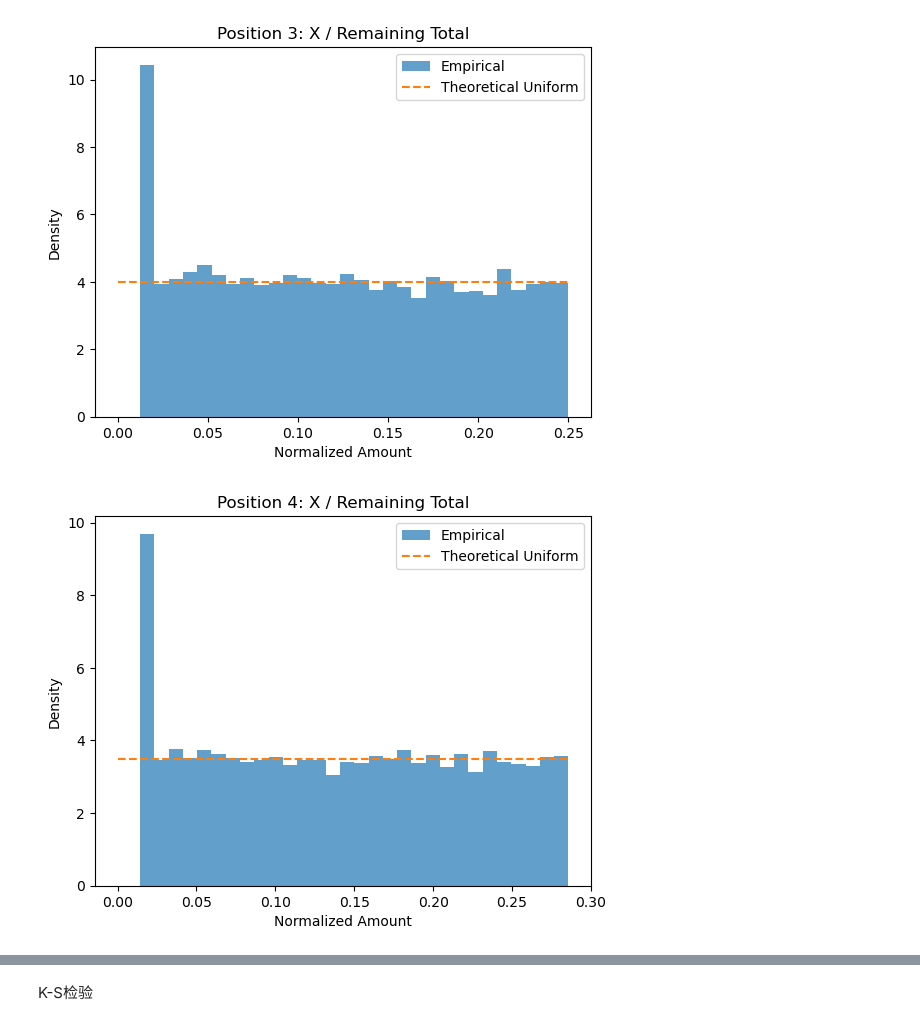
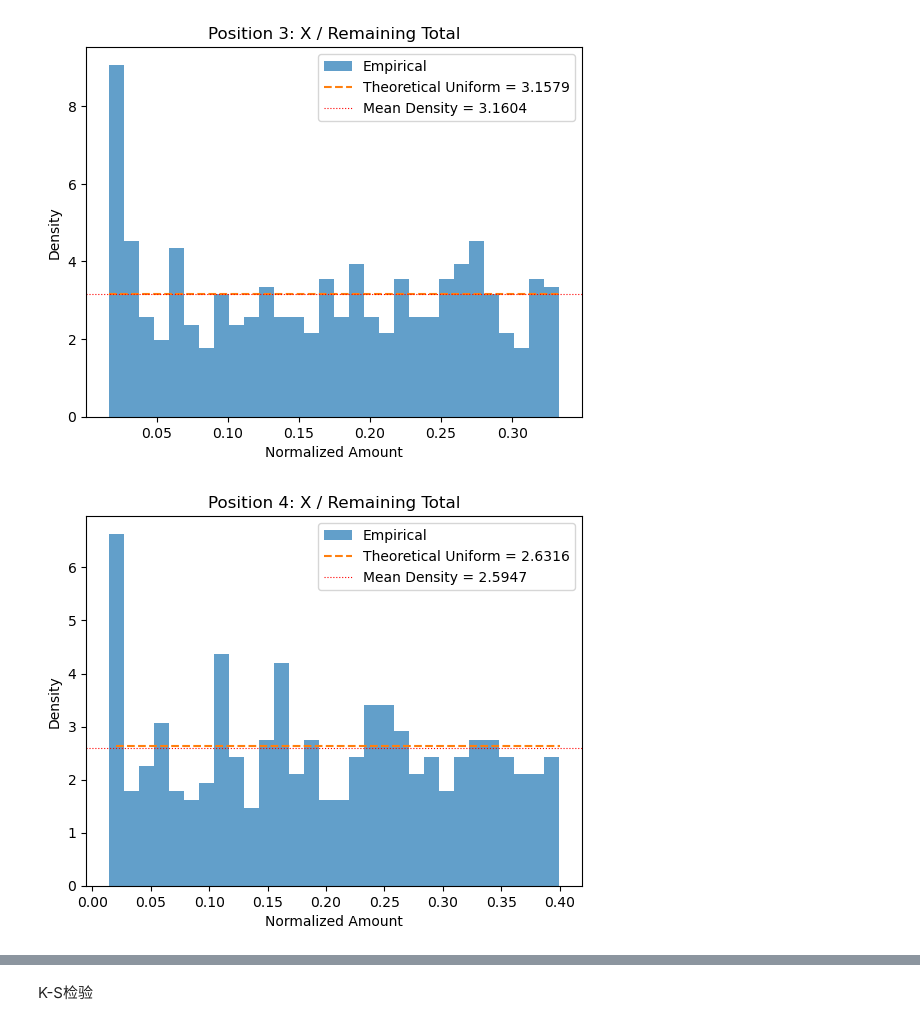
Before and after one commit to WjNaG2/SI140-RedEnvelope, a Jupyter notebook: verify.ipynb, the cells around one changed output, grey strips where cells are left out. Drawn from its saved outputs; the diff is of its cells as text; code cells hidden in the pictures.

```diff
--- a/verify.ipynb
+++ b/verify.ipynb
@@ -34,21 +40,35 @@ ratio_df = pd.DataFrame(ratios)
 # 3. 绘制直方图验证均匀分布
 # =====================
 for i, col in enumerate(ratio_df.columns):
+    data = ratio_df[col].dropna()
+    bins = 30
+
+    # 先用 numpy 计算密度（便于求均值）
+    counts, edges = np.histogram(data, bins=bins, density=True)
+    bin_centers = (edges[:-1] + edges[1:]) / 2
+
+    # 绘制直方图（density=True）
     plt.figure()
-    plt.hist(
-        ratio_df[col],
-        bins=30,
-        density=True,
-        alpha=0.7,
-        label="Empirical"
-    )
+    plt.hist(data, bins=bins, density=True, alpha=0.7, label="Empirical")
 
-    # 理论均匀分布上界
-    upper = 2 / (num_positions - i)
+    if i < num_positions - 1:
+        # 理论均匀分布区间（从0到上界）
+        upper = 2 / (num_positions - i)
+        lower = 0.1 / (num_positions - i)
 
-    x = np.linspace(0, upper, 200)
-    y = np.ones_like(x) / upper
-    plt.plot(x, y, linestyle="--", label="Theoretical Uniform")
+        # 理论常数密度 = 总概率(1) / 区间长度
+        theoretical_density = 1.0 / (upper - lower)
+
+        # 经验密度的均值（所有bin的密度平均）
+        mean_density = counts.mean()
+
+        # 绘制理论密度和经验均值密度
+        x = np.linspace(lower, upper, 200)
+        y = np.ones_like(x) / (upper - lower)
+
+        plt.plot(x, y, linestyle="--", label=f"Theoretical Uniform = {y[0]:.4f}")
+        plt.axhline(mean_density, color='red', linestyle=':', linewidth=0.8,
+                    label=f'Mean Density = {mean_density:.4f}')
 
     plt.title(f"Position {i+1}: X / Remaining Total")
     plt.xlabel("Normalized Amount")
@@ -61,2 +81,2 @@ for i, col in enumerate(ratio_df.columns):
-[figure, old version]
+[figure, new version]
-[figure, old version]
+[figure, new version]
```
Also changed, not shown: parts of 12 cells of this notebook.
